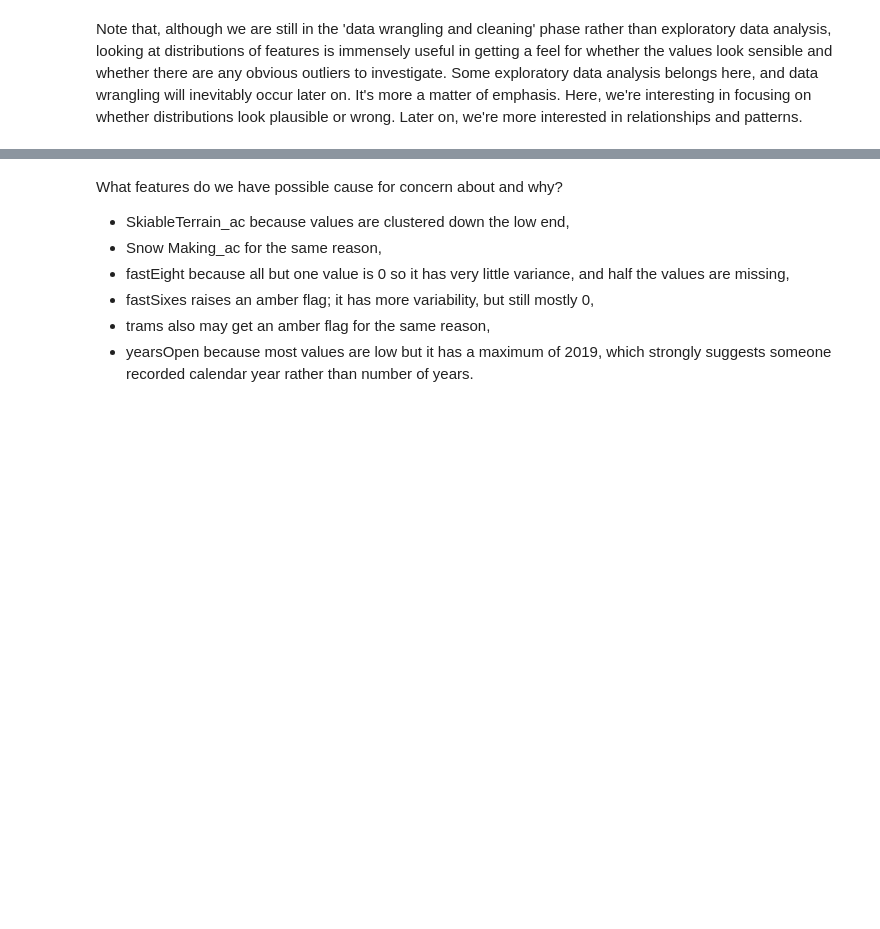
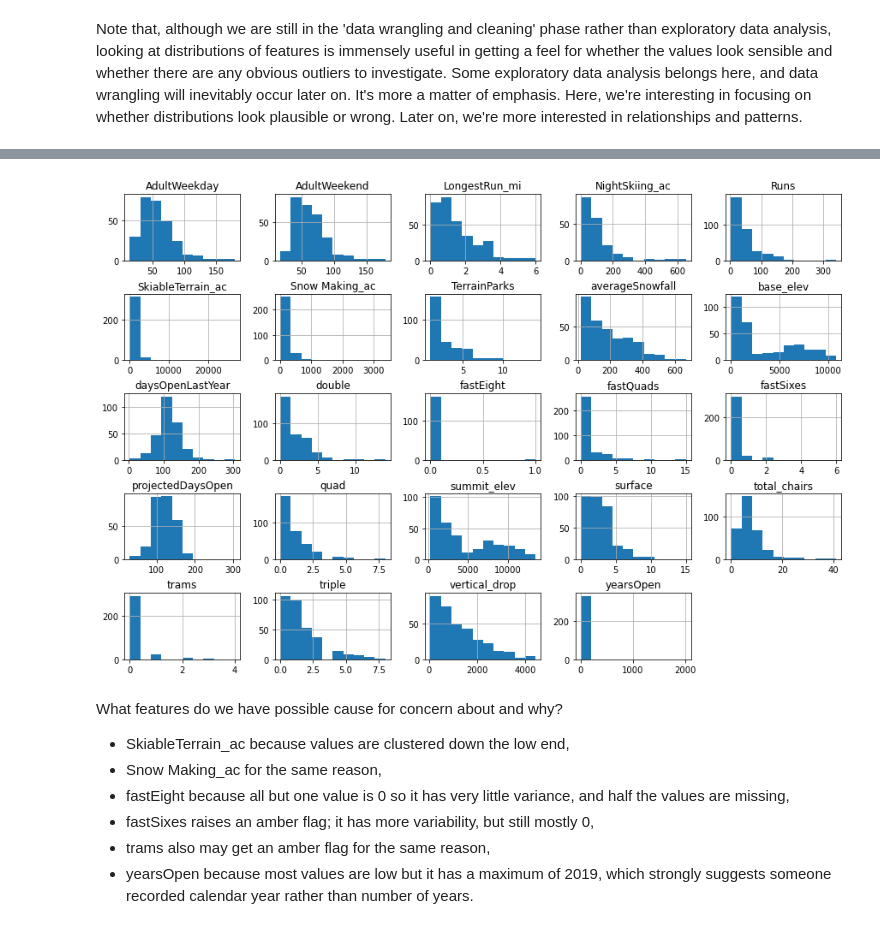
Before and after one commit to Me4ta/DataScienceGuidedCapstone, a Jupyter notebook: Notebooks/02_data_wrangling.ipynb, the cells around one changed output, grey strips where cells are left out. Cells and saved outputs as stored; diff of their text form; code cells hidden in the pictures; blank space fills up the shorter version.

Commit message:
created the hist plot for all columns

```diff
--- a/Notebooks/02_data_wrangling.ipynb
+++ b/Notebooks/02_data_wrangling.ipynb
@@ -536,7 +536,7 @@ Note that, although we are still in the 'data wrangling and cleaning' phase rath
 #Try passing it an argument figsize=(15,10)
 #Try calling plt.subplots_adjust() with an argument hspace=0.5 to adjust the spacing
 #It's important you create legible and easy-to-read plots
-ski_data.___(___)
-#plt.subplots_adjust(hspace=___);
+ski_data.hist(figsize = (15,10))
+plt.subplots_adjust(hspace=0.5);
 #Hint: notice how the terminating ';' "swallows" some messy output and leads to a tidier notebook
 # %% [output]
@@ -544,3 +543,4 @@ SyntaxError: unexpected EOF while parsing (<ipython-input-109-8f5ba3138b2a>, lin
+[figure, added]
 # %% [markdown]
 What features do we have possible cause for concern about and why?
 
```
Also changed, not shown: parts of 1 cell of this notebook.
